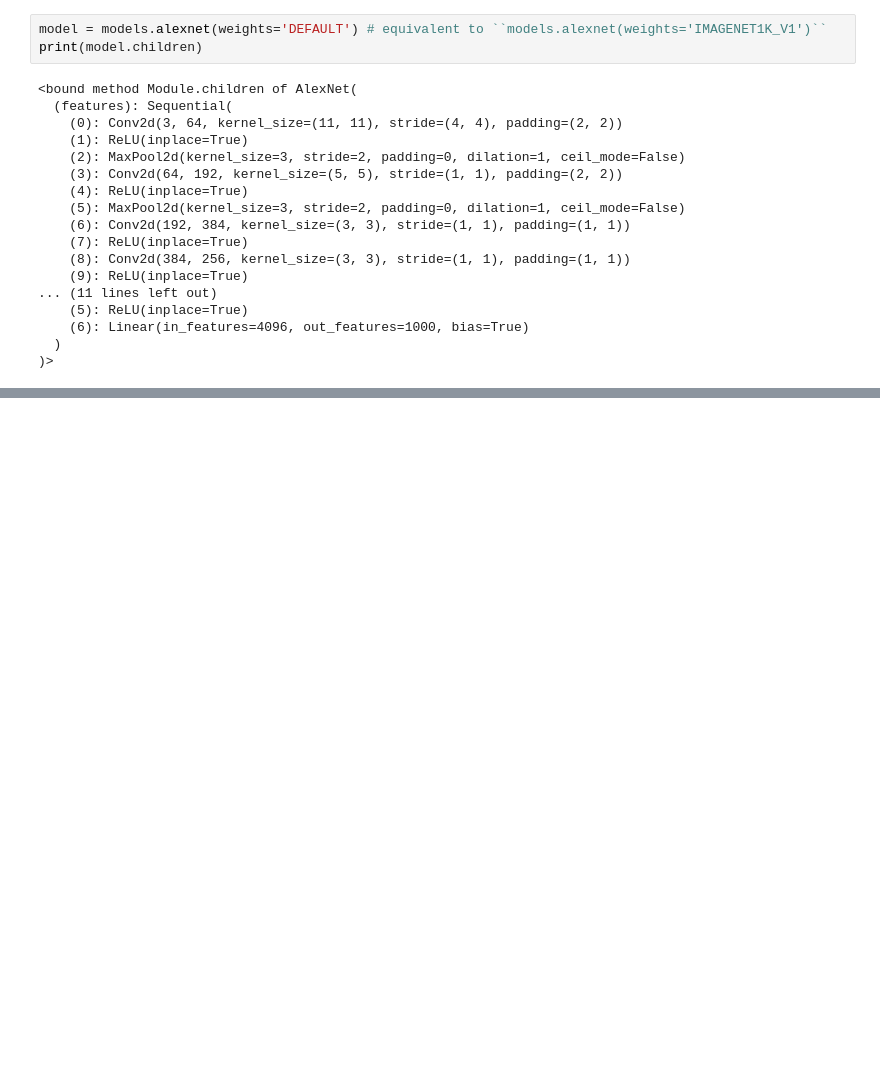
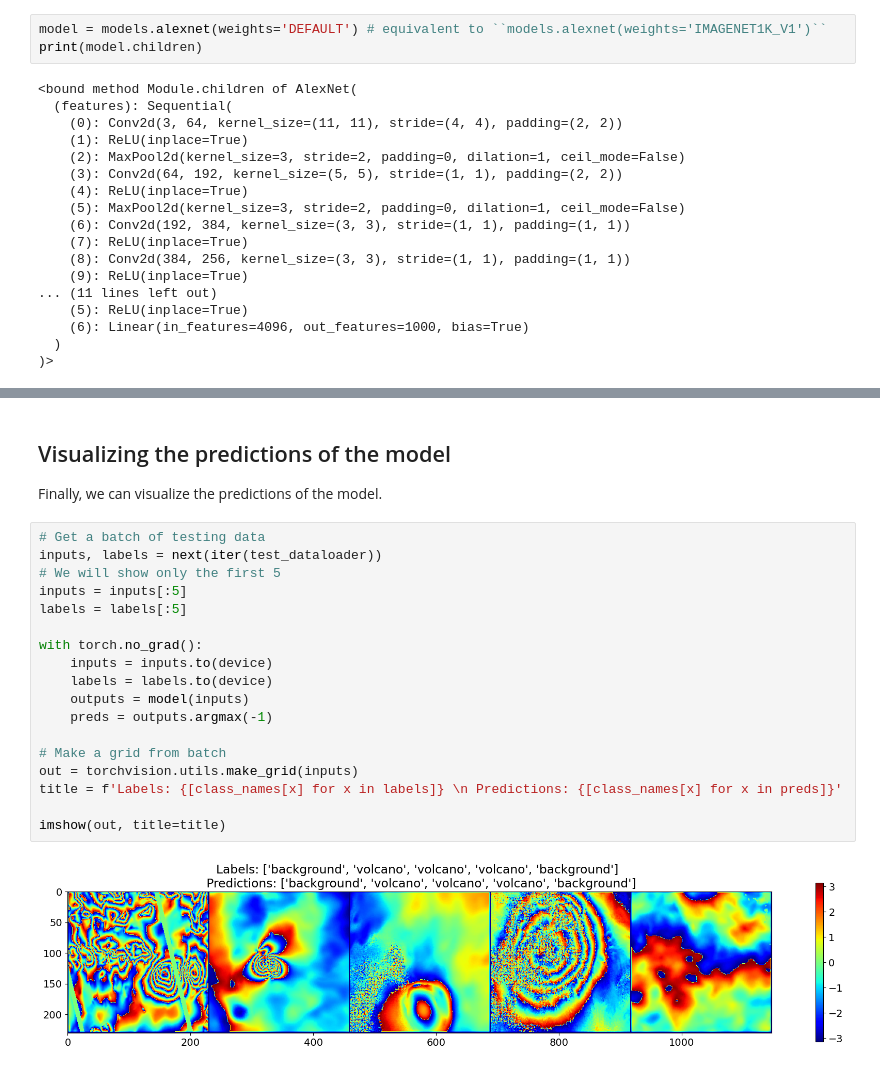
Before and after one commit to robertpop99/Finetuning_AlexNet_EOV, a Jupyter notebook: Finetuning _AlexNet_EOV.ipynb, the cells around one changed output, grey strips where cells are left out. Saved outputs shown, nothing was run; the diff lists cells and outputs as text; blank space fills up the shorter version.

```diff
--- a/Finetuning _AlexNet_EOV.ipynb
+++ b/Finetuning _AlexNet_EOV.ipynb
@@ -176,0 +464,24 @@ model_conv = train_model(model, criterion, optimizer, exp_lr_scheduler, num_epoc
+# %% [markdown]
+## Visualizing the predictions of the model ##
+
+Finally, we can visualize the predictions of the model.
+# %%
+# Get a batch of testing data
+inputs, labels = next(iter(test_dataloader))
+# We will show only the first 5
+inputs = inputs[:5]
+labels = labels[:5]
+
+with torch.no_grad():
+    inputs = inputs.to(device)
+    labels = labels.to(device)
+    outputs = model(inputs)
+    preds = outputs.argmax(-1)
+
+# Make a grid from batch
+out = torchvision.utils.make_grid(inputs)
+title = f'Labels: {[class_names[x] for x in labels]} \n Predictions: {[class_names[x] for x in preds]}'
+
+imshow(out, title=title)
+# %% [output]
+[figure, added]
```
Also changed, not shown: parts of 26 cells of this notebook, 1 other file.
